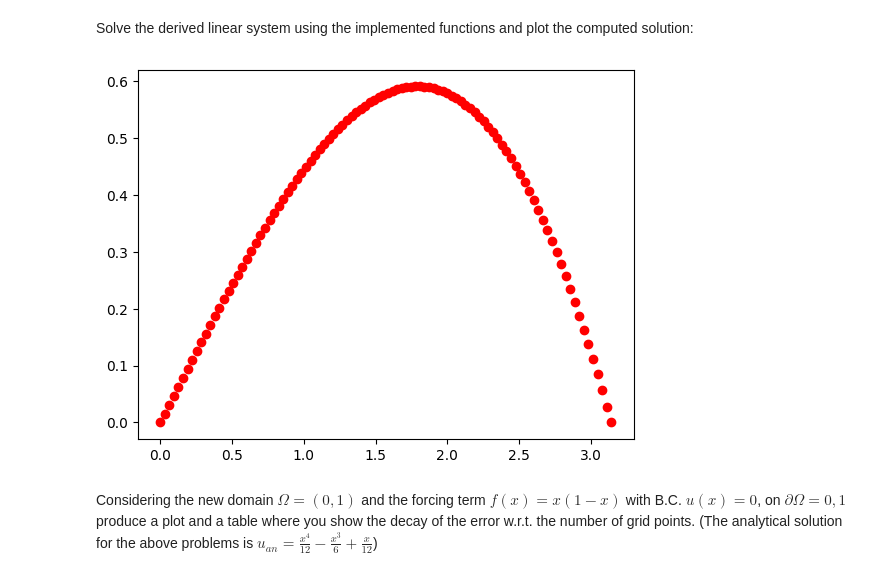
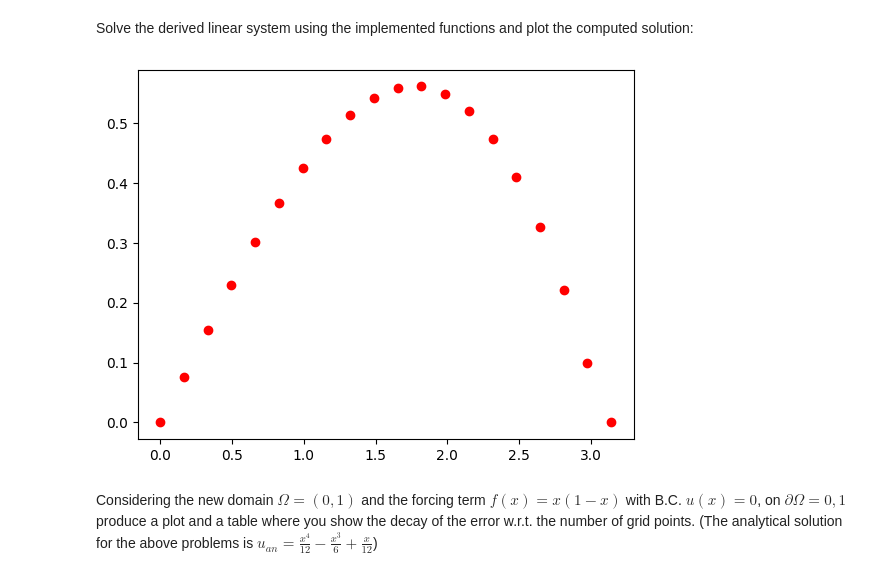
Before and after one commit to GiacomoDiFa/Progetto-MN, a Jupyter notebook: Copia_di_FinalProject_2022_2023.ipynb, the cells around one changed output. Cells and saved outputs as stored; diff of their text form; code cells hidden in the pictures.

```diff
--- a/Copia_di_FinalProject_2022_2023.ipynb
+++ b/Copia_di_FinalProject_2022_2023.ipynb
@@ -69,7 +69,7 @@ def finDif(omega,f,n,bc):
 # %%
 omega = [0,np.pi]
 f = lambda x : np.sin(x)
-n=6
+n=3
 bc = [0,0]
 A, b = finDif(omega, f, n, bc)
 #fare un controllo che n sia maggiore di un certo valore
@@ -133,17 +133,17 @@ Solve the derived linear system using the implemented functions and plot the com
 # %%
 omega = [0,np.pi]
 f = lambda x : np.sin(x)
-n=100
+n=20
 bc = [0,0]
 A, b = finDif(omega, f, n, bc)
 x =np.linspace(0,np.pi,n)
 L, U = LU(A)
 w = L_solve(L,b)
 u = U_solve(U,w)
 
 _ = plot(x,u,'ro')
 # %% [output]
-[figure, old version]
+[figure, new version]
 # %% [markdown]
 Considering the new domain $\Omega = (0,1)$ and the forcing term $f(x) = x(1-x)$ with B.C. $u(x) = 0$, on $\partial \Omega = {0,1}$ produce a plot and a table where you show the decay of the error w.r.t. the number of grid points.
 (The analytical solution for the above problems is $u_{an} = \frac{x^4}{12} - \frac{x^3}{6} + \frac{x}{12}$)
```
Also changed, not shown: parts of 7 cells of this notebook.
